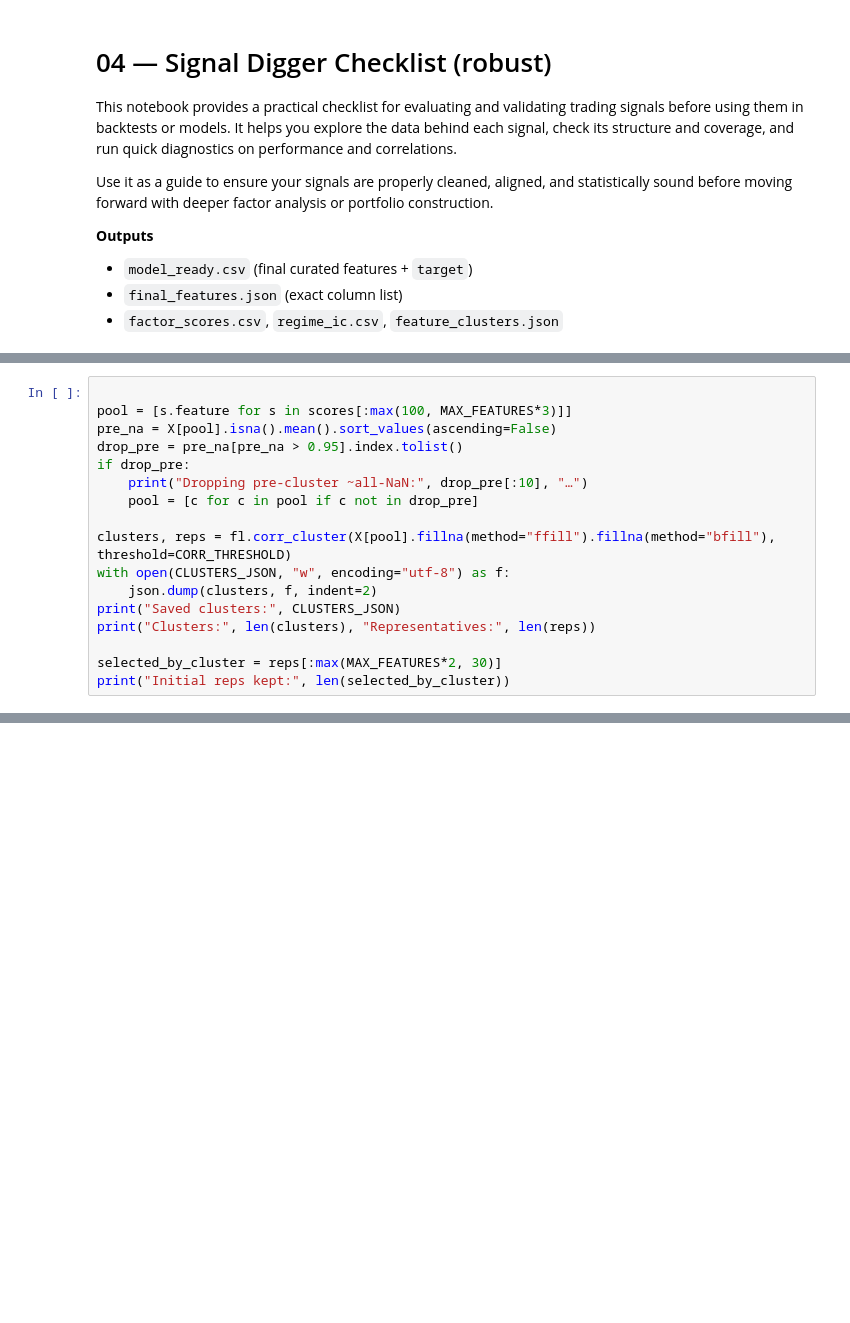
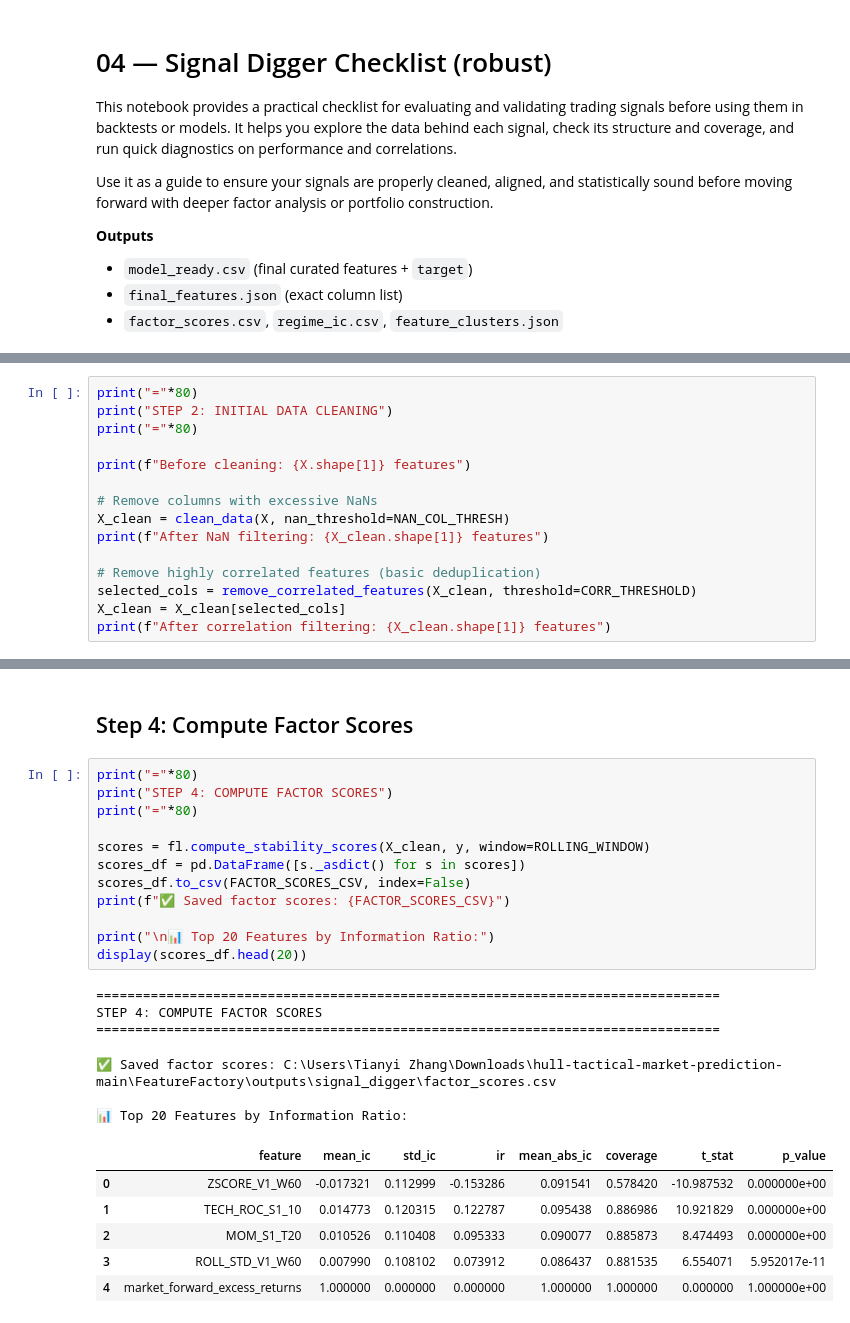
Before and after one commit to cziwen/hull-tactical-market-prediction, a Jupyter notebook: FeatureFactory/notebooks/04_signal_digger_checklist.ipynb, the cells around one changed output, grey strips where cells are left out. Drawn from its saved outputs; the diff is of its cells as text; blank space fills up the shorter version.

```diff
--- a/FeatureFactory/notebooks/04_signal_digger_checklist.ipynb
+++ b/FeatureFactory/notebooks/04_signal_digger_checklist.ipynb
@@ -125,18 +349,16 @@ Saved: C:\Users\Tianyi Zhang\Downloads\hull-tactical-market-prediction-main\Feat
 # %%
+print("="*80)
+print("STEP 2: INITIAL DATA CLEANING")
+print("="*80)
 
-pool = [s.feature for s in scores[:max(100, MAX_FEATURES*3)]]
-pre_na = X[pool].isna().mean().sort_values(ascending=False)
-drop_pre = pre_na[pre_na > 0.95].index.tolist()
-if drop_pre:
-    print("Dropping pre-cluster ~all-NaN:", drop_pre[:10], "…")
-    pool = [c for c in pool if c not in drop_pre]
+print(f"Before cleaning: {X.shape[1]} features")
 
-clusters, reps = fl.corr_cluster(X[pool].fillna(method="ffill").fillna(method="bfill"), threshold=CORR_THRESHOLD)
-with open(CLUSTERS_JSON, "w", encoding="utf-8") as f:
-    json.dump(clusters, f, indent=2)
-print("Saved clusters:", CLUSTERS_JSON)
-print("Clusters:", len(clusters), "Representatives:", len(reps))
+# Remove columns with excessive NaNs
+X_clean = clean_data(X, nan_threshold=NAN_COL_THRESH)
+print(f"After NaN filtering: {X_clean.shape[1]} features")
 
-selected_by_cluster = reps[:max(MAX_FEATURES*2, 30)]
-print("Initial reps kept:", len(selected_by_cluster))
+# Remove highly correlated features (basic deduplication)
+selected_cols = remove_correlated_features(X_clean, threshold=CORR_THRESHOLD)
+X_clean = X_clean[selected_cols]
+print(f"After correlation filtering: {X_clean.shape[1]} features")
 # %% [output]
@@ -145,0 +406,27 @@ Initial reps kept: 20
+# %% [markdown]
+## Step 4: Compute Factor Scores
+# %%
+print("="*80)
+print("STEP 4: COMPUTE FACTOR SCORES")
+print("="*80)
+
+scores = fl.compute_stability_scores(X_clean, y, window=ROLLING_WINDOW)
+scores_df = pd.DataFrame([s._asdict() for s in scores])
+scores_df.to_csv(FACTOR_SCORES_CSV, index=False)
+print(f"✅ Saved factor scores: {FACTOR_SCORES_CSV}")
+
+print("\n📊 Top 20 Features by Information Ratio:")
+display(scores_df.head(20))
+# %% [output]
+================================================================================
+STEP 4: COMPUTE FACTOR SCORES
+================================================================================
+✅ Saved factor scores: C:\Users\Tianyi Zhang\Downloads\hull-tactical-market-prediction-main\FeatureFactory\outputs\signal_digger\factor_scores.csv
+
+📊 Top 20 Features by Information Ratio:
+|  | feature | mean_ic | std_ic | ir | mean_abs_ic | coverage | t_stat | p_value |
+| 0 | ZSCORE_V1_W60 | -0.017321 | 0.112999 | -0.153286 | 0.091541 | 0.578420 | -10.987532 | 0.000000e+00 |
+| 1 | TECH_ROC_S1_10 | 0.014773 | 0.120315 | 0.122787 | 0.095438 | 0.886986 | 10.921829 | 0.000000e+00 |
+| 2 | MOM_S1_T20 | 0.010526 | 0.110408 | 0.095333 | 0.090077 | 0.885873 | 8.474493 | 0.000000e+00 |
+| 3 | ROLL_STD_V1_W60 | 0.007990 | 0.108102 | 0.073912 | 0.086437 | 0.881535 | 6.554071 | 5.952017e-11 |
+| 4 | market_forward_excess_returns | 1.000000 | 0.000000 | 0.000000 | 1.000000 | 1.000000 | 0.000000 | 1.000000e+00 |
```
Also changed, not shown: parts of 32 cells of this notebook.
